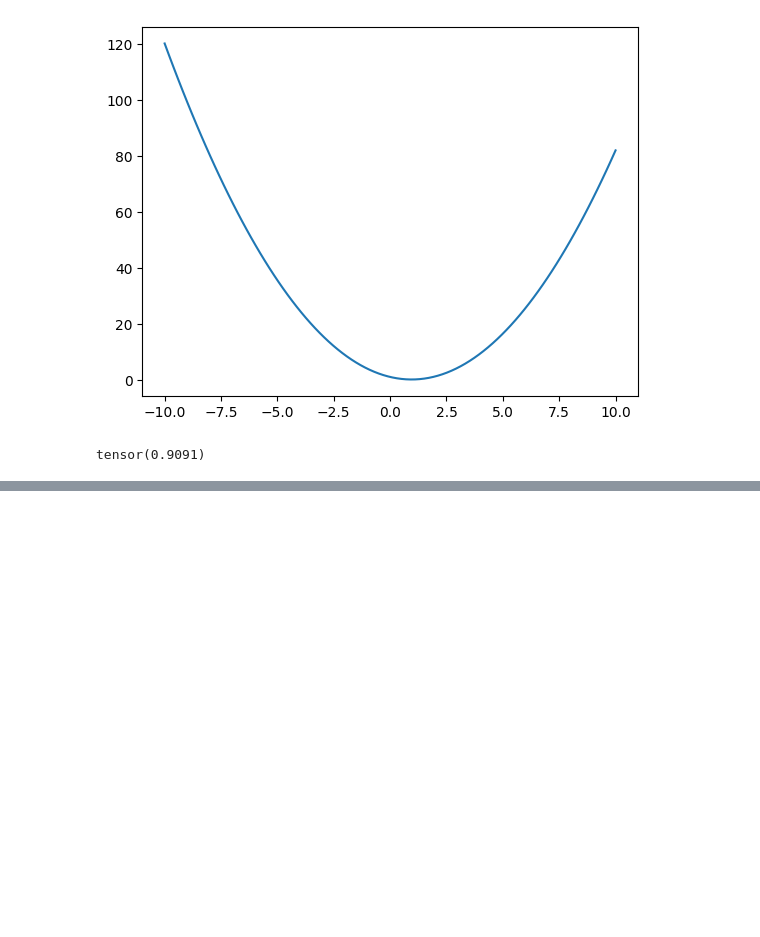
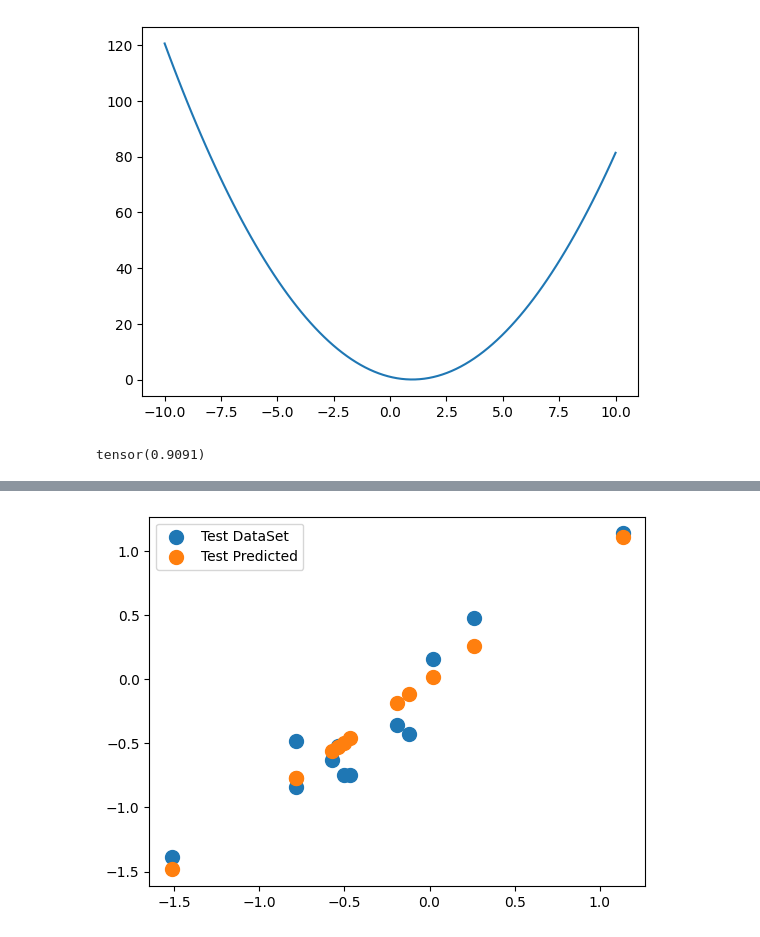
Before and after one commit to llazdll/Linear_Regression, a Jupyter notebook: Linear_Regression.ipynb, the cells around one changed output, grey strips where cells are left out. Drawn from its saved outputs; the diff is of its cells as text; code cells hidden in the pictures; blank space fills up the shorter version.

```diff
--- a/Linear_Regression.ipynb
+++ b/Linear_Regression.ipynb
@@ -333,3 +321,10 @@ tensor([[ 2.7814],
+# %%
+plt.scatter(X_test, y_test, s=100)
+plt.scatter(X_test, y_hat, s=100)
+
+plt.legend(['Test DataSet', 'Test Predicted']);
+# %% [output]
+[figure, added]
 # %%
 mse(y_hat, y_test)
 # %% [output]
```
Also changed, not shown: parts of 22 cells of this notebook.
